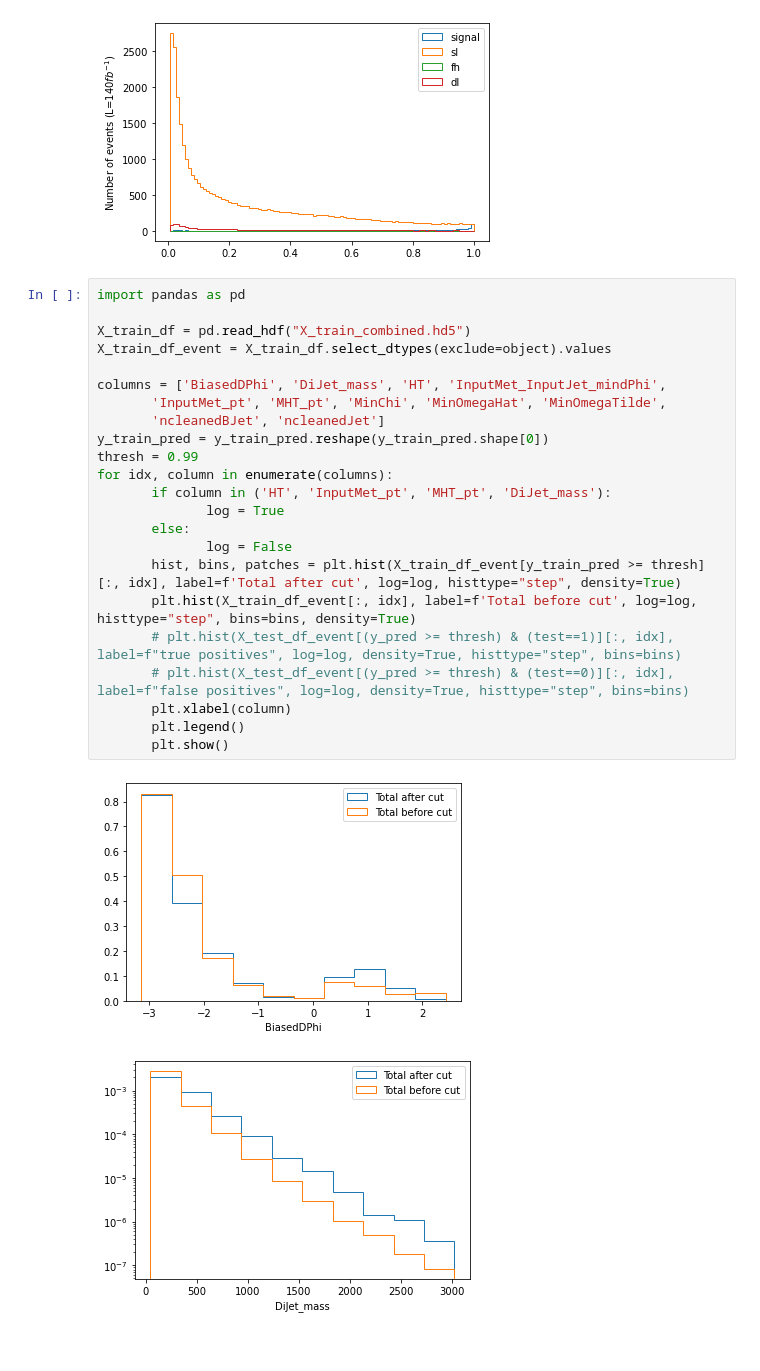
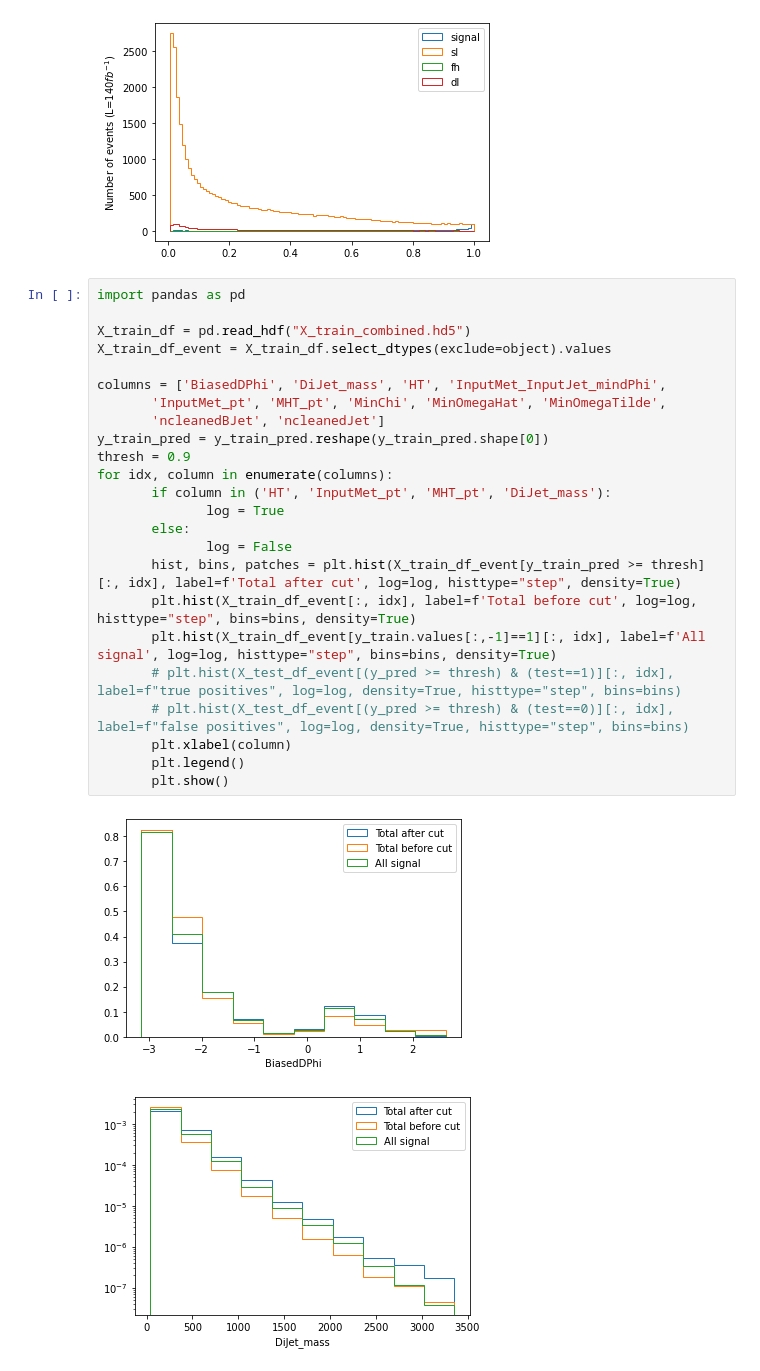
Before and after one commit to joeb42/Invisible-Higgs, a Jupyter notebook: ttbar_notebooks/RNN_analysis.ipynb, the cells around one changed output. Cells and saved outputs as stored; diff of their text form.

```diff
--- a/ttbar_notebooks/RNN_analysis.ipynb
+++ b/ttbar_notebooks/RNN_analysis.ipynb
@@ -253,26 +255,27 @@ plt.show()
 # %%
 import pandas as pd
 
 X_train_df = pd.read_hdf("X_train_combined.hd5")
 X_train_df_event = X_train_df.select_dtypes(exclude=object).values
 
 columns = ['BiasedDPhi', 'DiJet_mass', 'HT', 'InputMet_InputJet_mindPhi',
        'InputMet_pt', 'MHT_pt', 'MinChi', 'MinOmegaHat', 'MinOmegaTilde',
        'ncleanedBJet', 'ncleanedJet']
 y_train_pred = y_train_pred.reshape(y_train_pred.shape[0])
-thresh = 0.99
+thresh = 0.9
 for idx, column in enumerate(columns):
        if column in ('HT', 'InputMet_pt', 'MHT_pt', 'DiJet_mass'):
               log = True
        else:
               log = False
        hist, bins, patches = plt.hist(X_train_df_event[y_train_pred >= thresh][:, idx], label=f'Total after cut', log=log, histtype="step", density=True)
        plt.hist(X_train_df_event[:, idx], label=f'Total before cut', log=log, histtype="step", bins=bins, density=True)
+       plt.hist(X_train_df_event[y_train.values[:,-1]==1][:, idx], label=f'All signal', log=log, histtype="step", bins=bins, density=True)
        # plt.hist(X_test_df_event[(y_pred >= thresh) & (test==1)][:, idx], label=f"true positives", log=log, density=True, histtype="step", bins=bins)
        # plt.hist(X_test_df_event[(y_pred >= thresh) & (test==0)][:, idx], label=f"false positives", log=log, density=True, histtype="step", bins=bins)
        plt.xlabel(column)
        plt.legend()
        plt.show()
 # %% [output]
-[figure, old version]
+[figure, new version]
-[figure, old version]
+[figure, new version]
```
Also changed, not shown: parts of 3 cells of this notebook, 1 other file.
